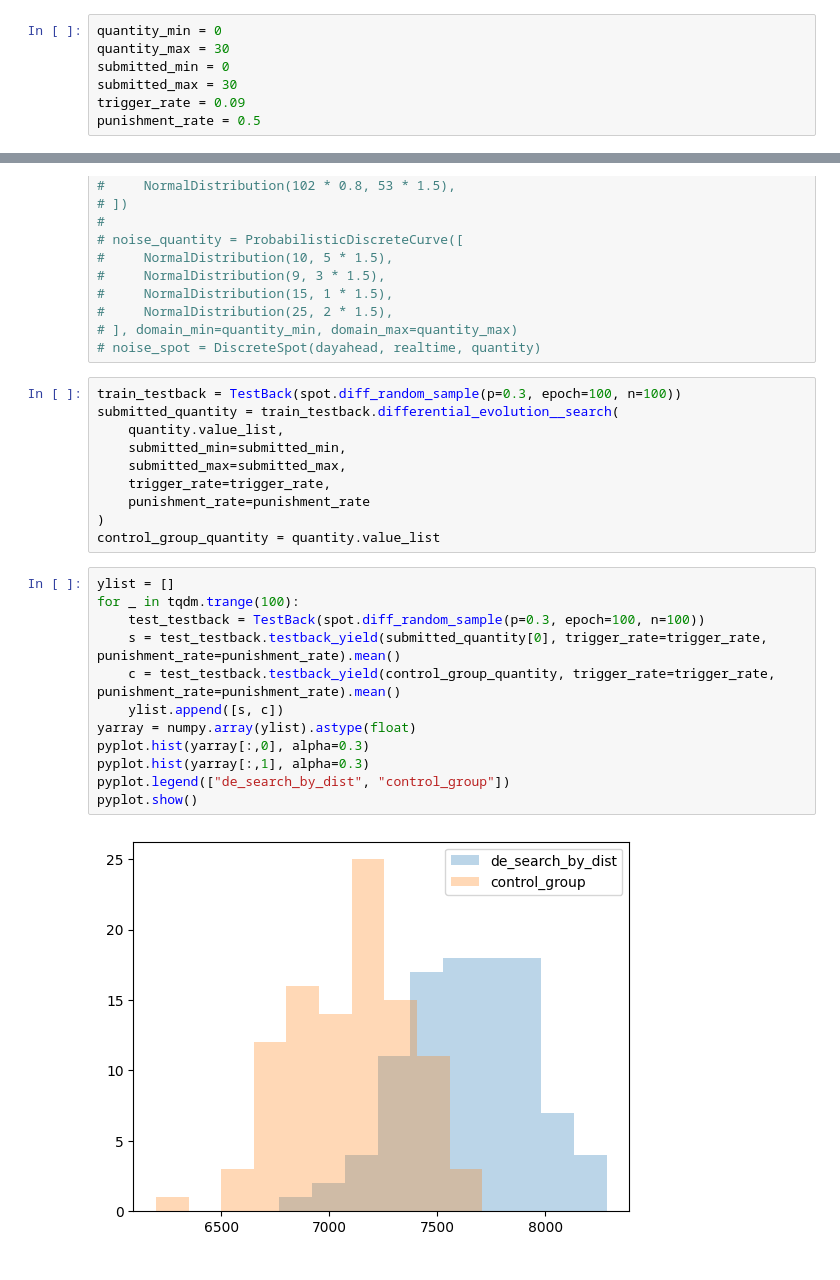
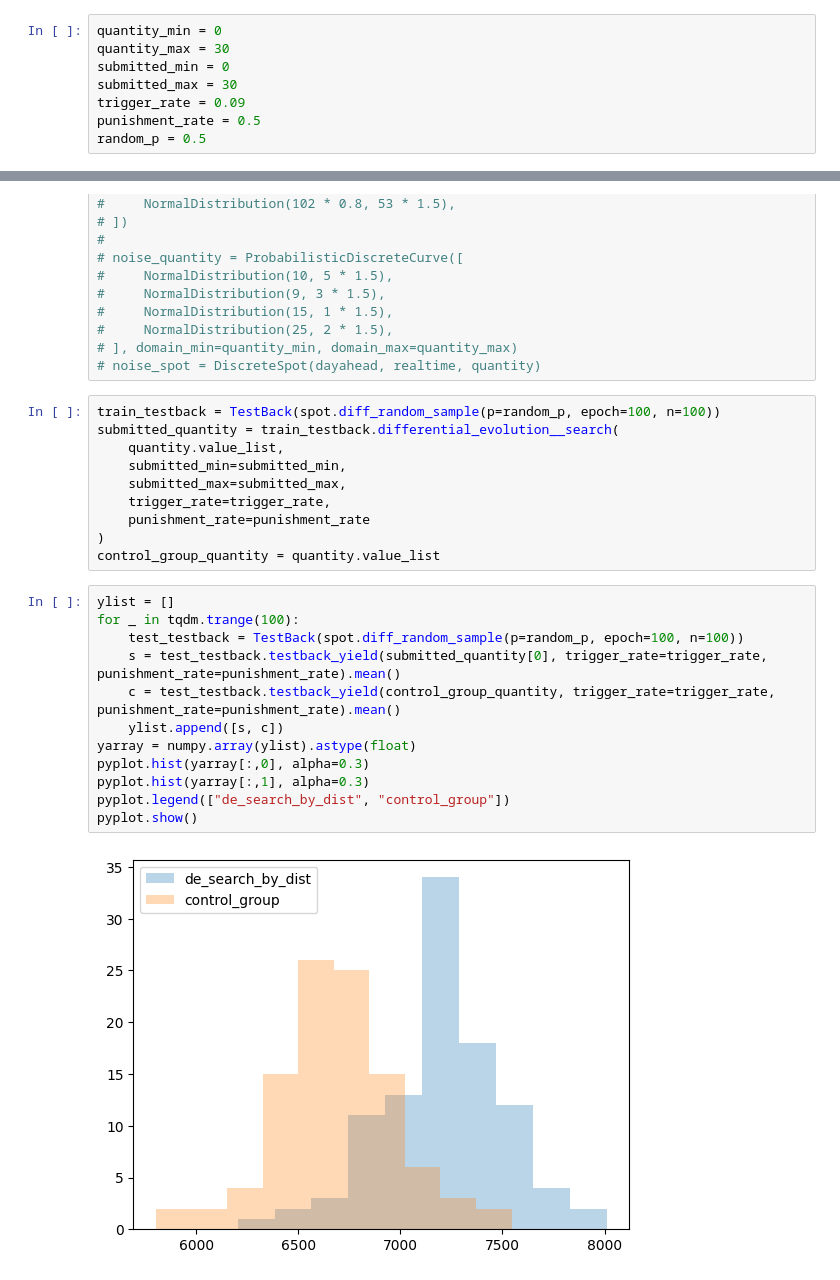
Before and after one commit to Sy-Sang/finance_utils, a Jupyter notebook: electrical/china/spot/nb3.ipynb, the cells around one changed output, grey strips where cells are left out. Drawn from its saved outputs; the diff is of its cells as text.

```diff
--- a/electrical/china/spot/nb3.ipynb
+++ b/electrical/china/spot/nb3.ipynb
@@ -16,6 +16,7 @@ submitted_min = 0
 submitted_max = 30
 trigger_rate = 0.09
 punishment_rate = 0.5
+random_p = 0.5
 # %%
 dayahead = ProbabilisticDiscreteCurve([
     NormalDistribution(200, 20),
@@ -62,7 +63,7 @@ spot = DiscreteSpot(dayahead, realtime, quantity)
 # ], domain_min=quantity_min, domain_max=quantity_max)
 # noise_spot = DiscreteSpot(dayahead, realtime, quantity)
 # %%
-train_testback = TestBack(spot.diff_random_sample(p=0.3, epoch=100, n=100))
+train_testback = TestBack(spot.diff_random_sample(p=random_p, epoch=100, n=100))
 submitted_quantity = train_testback.differential_evolution__search(
     quantity.value_list,
     submitted_min=submitted_min,
@@ -74,17 +75,17 @@ control_group_quantity = quantity.value_list
 # %%
 ylist = []
 for _ in tqdm.trange(100):
-    test_testback = TestBack(spot.diff_random_sample(p=0.3, epoch=100, n=100))
+    test_testback = TestBack(spot.diff_random_sample(p=random_p, epoch=100, n=100))
     s = test_testback.testback_yield(submitted_quantity[0], trigger_rate=trigger_rate, punishment_rate=punishment_rate).mean()
     c = test_testback.testback_yield(control_group_quantity, trigger_rate=trigger_rate, punishment_rate=punishment_rate).mean()
     ylist.append([s, c])
 yarray = numpy.array(ylist).astype(float)
 pyplot.hist(yarray[:,0], alpha=0.3)
 pyplot.hist(yarray[:,1], alpha=0.3)
 pyplot.legend(["de_search_by_dist", "control_group"])
 pyplot.show()
 # %% [output]
-[figure, old version]
+[figure, new version]
 # %%
 print(spot.value_list_yield(
     spot.quantity.value_list,
```
Also changed, not shown: parts of 6 cells of this notebook, 2 other files.
